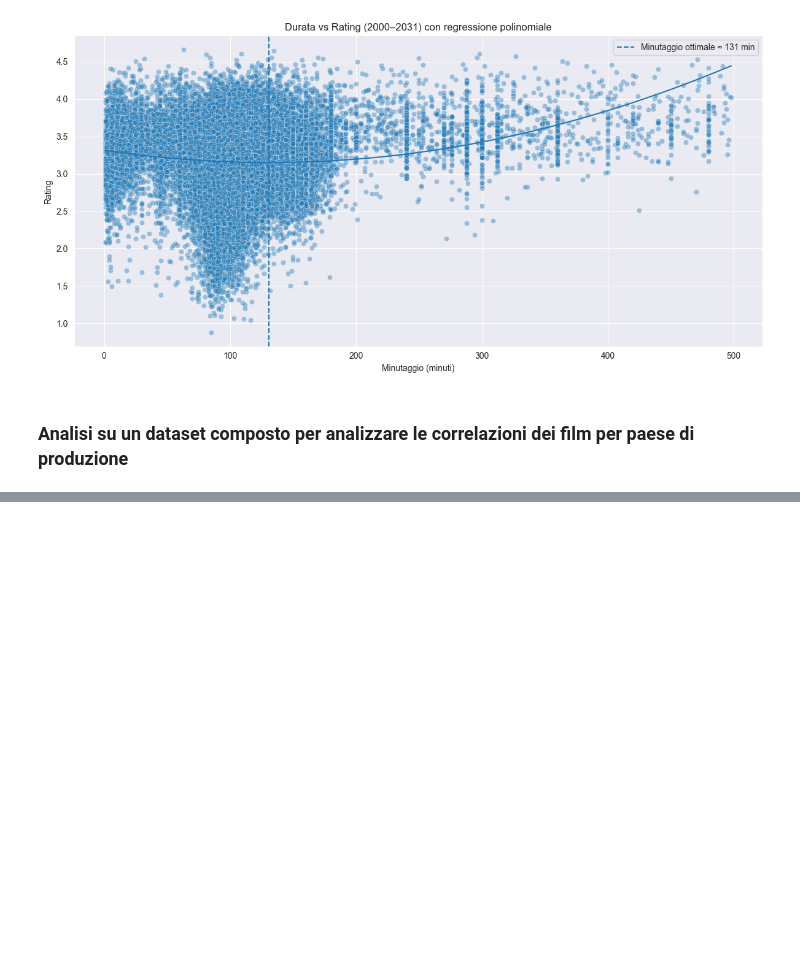
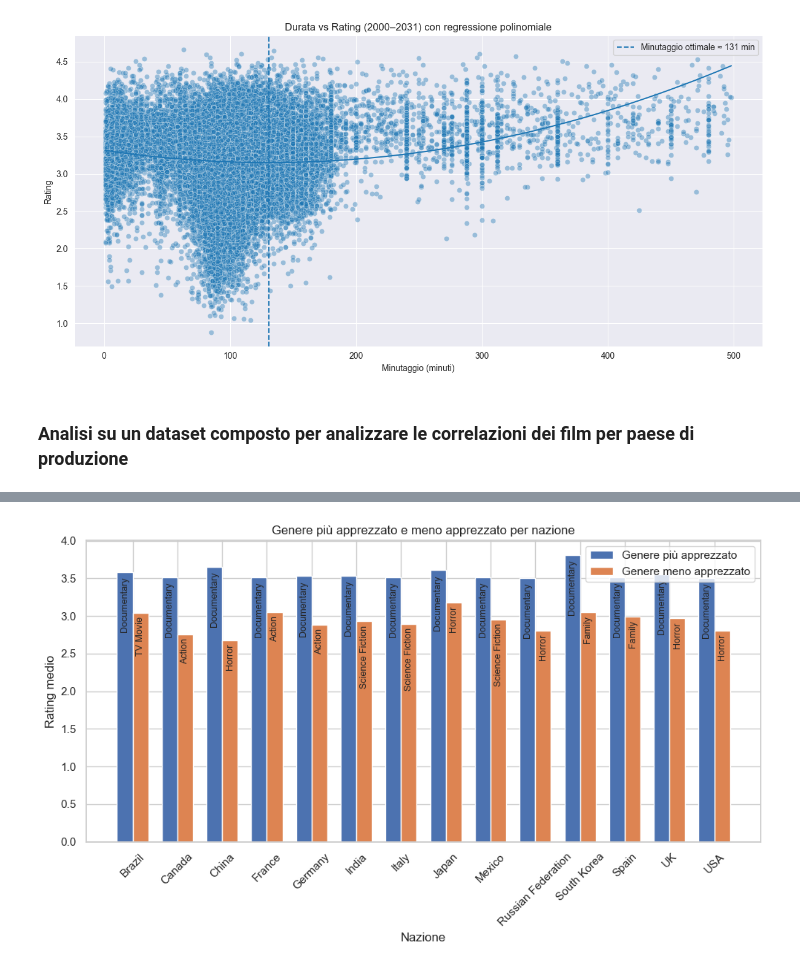
Before and after one commit to DominikGani/Domenico-Ganino-Progetto-IUM-2025, a Jupyter notebook: Main.ipynb, the cells around one changed output, grey strips where cells are left out. Drawn from its saved outputs; the diff is of its cells as text; code cells hidden in the pictures; blank space fills up the shorter version.

```diff
--- a/Main.ipynb
+++ b/Main.ipynb
@@ -338,0 +405,4 @@ movies_w_country_exp_df
+# %%
+# da utilizzare in ausilio per il grafico precedente per una valutazione più accurata
+movie_rating_per_country = movies_w_genres_and_country_df.groupby(["country", "genre"])["rating"].mean()
+movie_rating_per_country
@@ -338,0 +423,59 @@ movies_w_country_exp_df
+# %%
+# adesso calcoliamo il genere più apprezzato e più detestato per ogni nazione
+rating = movie_rating_per_country.reset_index()
+idx_best = rating.groupby("country")["rating"].idxmax()
+idx_worst = rating.groupby("country")["rating"].idxmin()
+
+best  = rating.loc[idx_best].assign(type="Best")
+worst = rating.loc[idx_worst].assign(type="Worst")
+
+# BLOCCO DI CODICE GENERATO CON L'AUSILIO DELL'AI -----------------------------
+# 3. Prepara i dati per il plot
+countries    = best['country'].values
+n_countries  = len(countries)
+positions    = np.arange(n_countries)
+width        = 0.35
+
+best_vals    = best.set_index('country').loc[countries]['rating']
+worst_vals   = worst.set_index('country').loc[countries]['rating']
+best_genres  = best.set_index('country').loc[countries]['genre']
+worst_genres = worst.set_index('country').loc[countries]['genre']
+
+# 4. Disegna le barre
+plt.figure(figsize=(10,6))
+bars_best  = plt.bar(positions - width/2, best_vals,  width, label='Genere più apprezzato')
+bars_worst = plt.bar(positions + width/2, worst_vals, width, label='Genere meno apprezzato')
+
+# 5. Annotazioni verticali
+for bar, genre in zip(bars_best, best_genres):
+    plt.text(
+        bar.get_x() + bar.get_width()/2,          # x center
+        bar.get_height() - 0.8,                  # y just above
+        genre,                                    # text
+        ha='center',                              # align center horizontally
+        va='bottom',                              # align text baseline
+        rotation=90,                              # rotate vertical
+        fontsize=9
+    )
+
+for bar, genre in zip(bars_worst, worst_genres):
+    plt.text(
+        bar.get_x() + bar.get_width()/2,
+        bar.get_height() - 0.05,
+        genre,
+        ha='center',
+        va='top',
+        rotation=90,
+        fontsize=9
+    )
+# -------------------------------
+
+plt.xticks(positions, countries, rotation=45)
+plt.ylabel('Rating medio')
+plt.xlabel('Nazione')
+plt.title('Genere più apprezzato e meno apprezzato per nazione')
+plt.legend()
+plt.tight_layout()
+plt.show()
+# %% [output]
+[figure, added]
```
Also changed, not shown: parts of 15 cells of this notebook.
